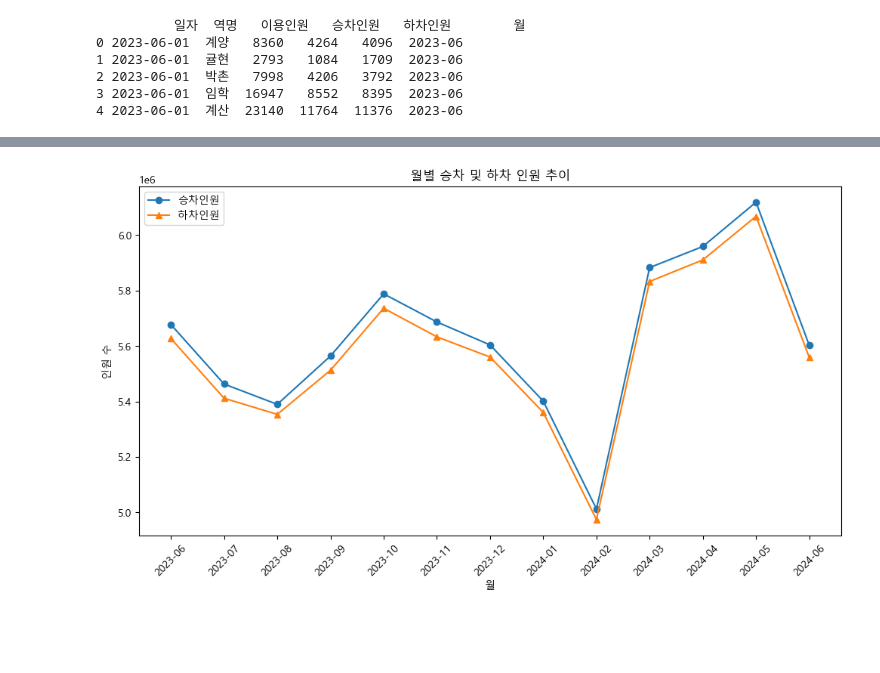
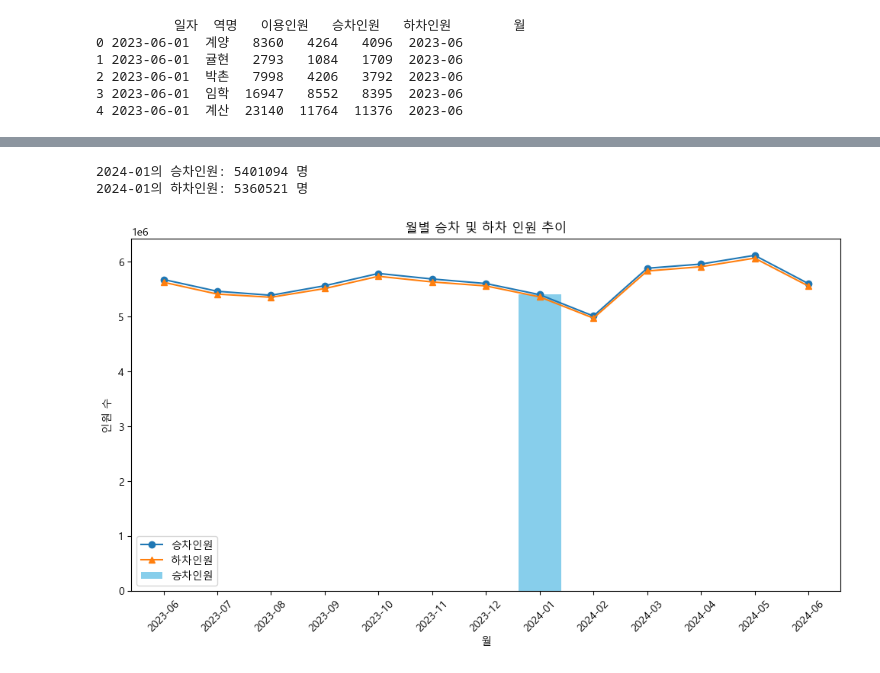
Before and after one commit to kitae104/Streamlit_Basic, a Jupyter notebook: Ex2/subway2.ipynb, the cells around one changed output, grey strips where cells are left out. Cells and saved outputs as stored; diff of their text form; code cells hidden in the pictures; blank space fills up the shorter version.

```diff
--- a/Ex2/subway2.ipynb
+++ b/Ex2/subway2.ipynb
@@ -110,21 +119,31 @@ print(monthly_stats)
 10  2024-04  5959040  5910593
 11  2024-05  6118786  6067848
 12  2024-06  5602824  5559089
+# %%
+month = input("Enter the month (YYYY-MM): ")
+passengers_get_on = monthly_stats.loc[monthly_stats['월'] == month, '승차인원'].values[0]
+passengers_get_off = monthly_stats.loc[monthly_stats['월'] == month, '하차인원'].values[0]
+print(f"{month}의 승차인원: {passengers_get_on} 명")
+print(f"{month}의 하차인원: {passengers_get_off} 명")
+# %% [output]
+2024-01의 승차인원: 5401094 명
+2024-01의 하차인원: 5360521 명
 # %%
 import matplotlib.pyplot as plt
 import matplotlib.font_manager as fm
 font_path = 'C:/Windows/Fonts/malgun.ttf'  # Windows 예시
 font_name = fm.FontProperties(fname=font_path).get_name()
 plt.rc('font', family=font_name)
 plt.figure(figsize=(12, 6))
 plt.plot(monthly_stats['월'].astype(str), monthly_stats['승차인원'], marker='o', label='승차인원')
 plt.plot(monthly_stats['월'].astype(str), monthly_stats['하차인원'], marker='^', label='하차인원')
+plt.bar(month, passengers_get_on, label='승차인원', color='skyblue')
 plt.title('월별 승차 및 하차 인원 추이')
 plt.xlabel('월')
 plt.ylabel('인원 수')
 plt.legend()
 # plt.ylim(4000000, 7000000)
 plt.xticks(rotation=45)
 plt.show()
 # %% [output]
-[figure, old version]
+[figure, new version]
```
Also changed, not shown: parts of 1 cell of this notebook, 1 other file.
